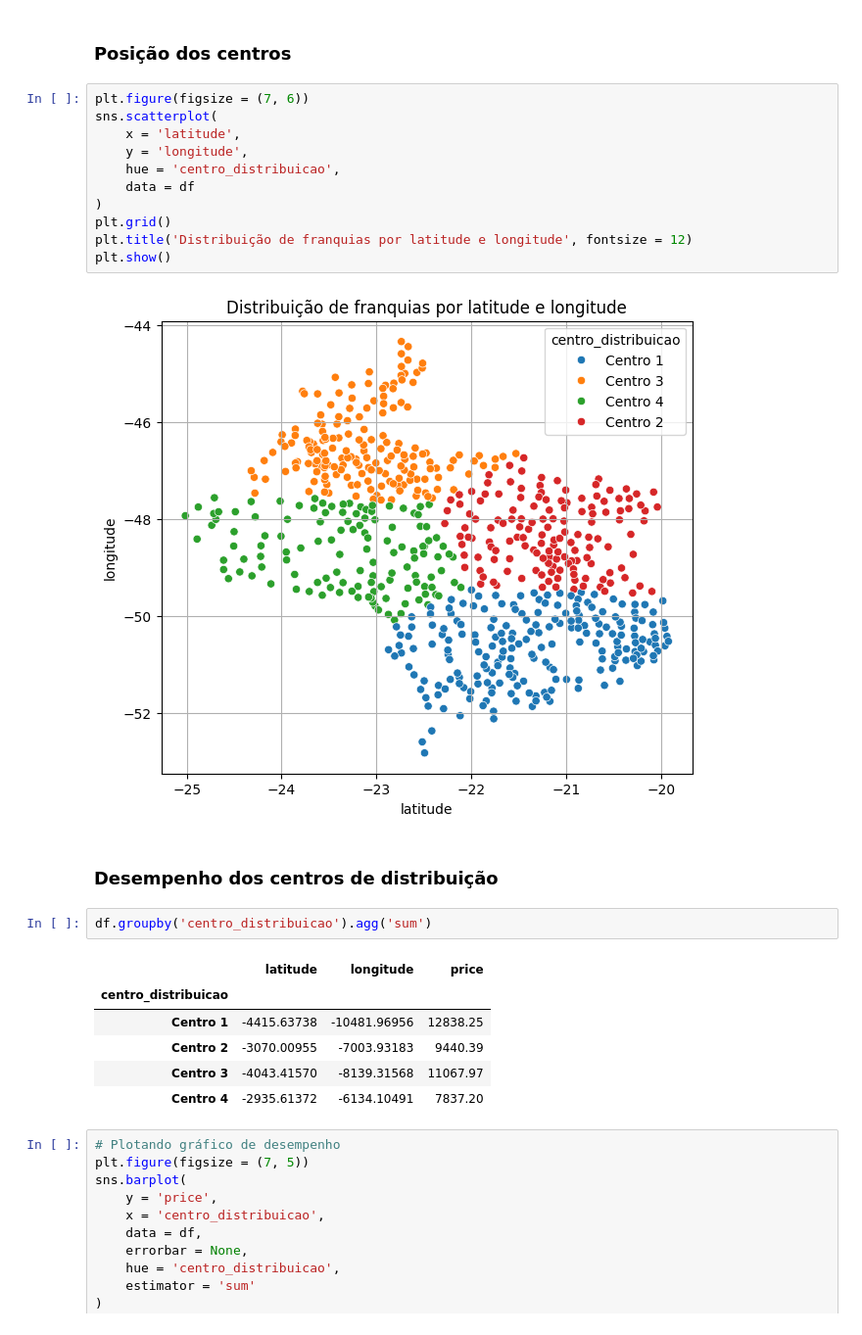
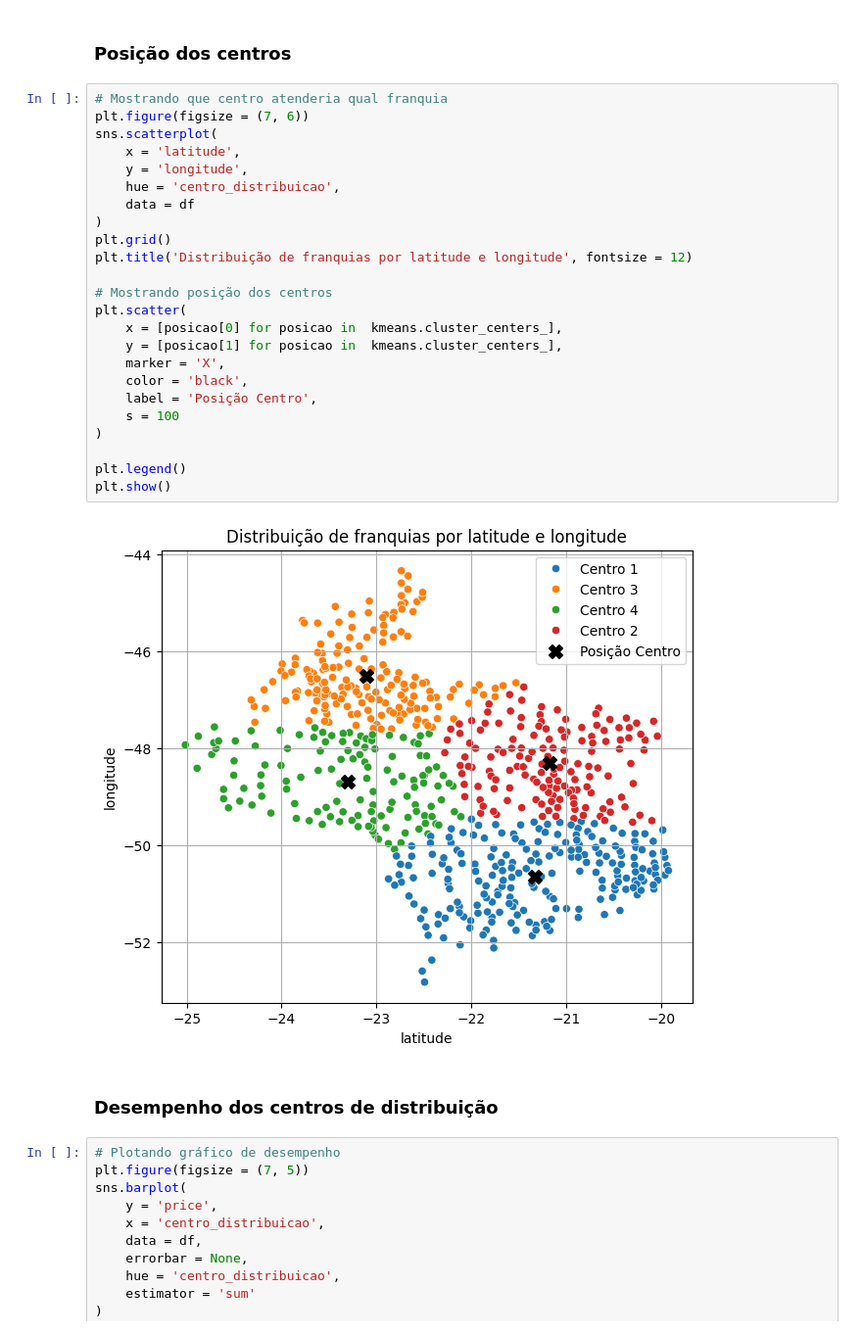
Before and after one commit to Gbrlmoraes/fiap_pbls_2024_2, a Jupyter notebook: PBL_fase_6/notebooks/estudo_centro_distribuicao.ipynb, the cells around one changed output. Shown at 98% size. Drawn from its saved outputs; the diff is of its cells as text.

```diff
--- a/PBL_fase_6/notebooks/estudo_centro_distribuicao.ipynb
+++ b/PBL_fase_6/notebooks/estudo_centro_distribuicao.ipynb
@@ -106,29 +113,33 @@ df.head()
 # %% [markdown]
 ### Posição dos centros
 # %%
+# Mostrando que centro atenderia qual franquia
 plt.figure(figsize = (7, 6))
 sns.scatterplot(
     x = 'latitude',
     y = 'longitude',
     hue = 'centro_distribuicao',
     data = df
 )
 plt.grid()
 plt.title('Distribuição de franquias por latitude e longitude', fontsize = 12)
+
+# Mostrando posição dos centros
+plt.scatter(
+    x = [posicao[0] for posicao in  kmeans.cluster_centers_],
+    y = [posicao[1] for posicao in  kmeans.cluster_centers_],
+    marker = 'X',
+    color = 'black',
+    label = 'Posição Centro',
+    s = 100
+)
+
+plt.legend()
 plt.show()
 # %% [output]
-[figure, old version]
+[figure, new version]
 # %% [markdown]
 ### Desempenho dos centros de distribuição
-# %%
-df.groupby('centro_distribuicao').agg('sum')
-# %% [output]
-|  | latitude | longitude | price |
-| centro_distribuicao |  |  |  |
-| Centro 1 | -4415.63738 | -10481.96956 | 12838.25 |
-| Centro 2 | -3070.00955 | -7003.93183 | 9440.39 |
-| Centro 3 | -4043.41570 | -8139.31568 | 11067.97 |
-| Centro 4 | -2935.61372 | -6134.10491 | 7837.20 |
 # %%
 # Plotando gráfico de desempenho
 plt.figure(figsize = (7, 5))
```
Also changed, not shown: parts of 3 cells of this notebook.
